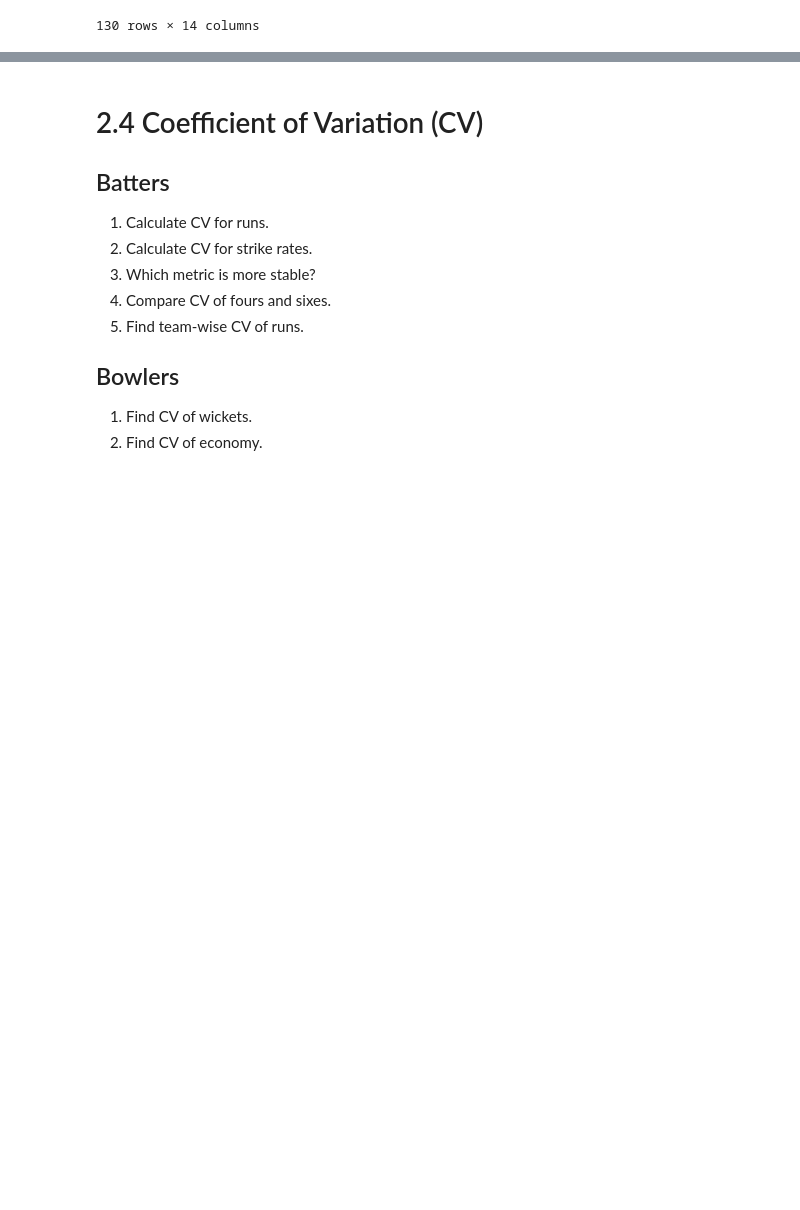
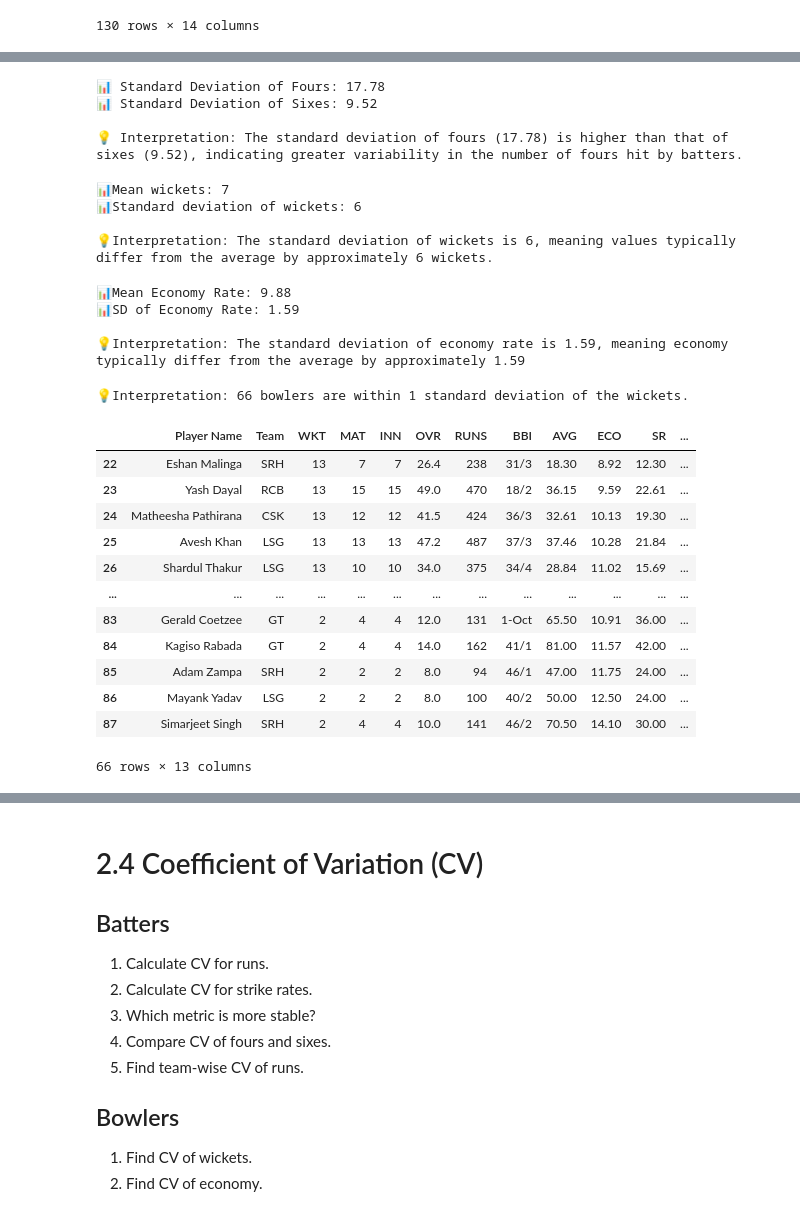
Before and after one commit to shahyash1136/data-analyst-porjects, a Jupyter notebook: IPL_2025_jupyterbook/index.ipynb, the cells around one changed output, grey strips where cells are left out. Drawn from its saved outputs; the diff is of its cells as text; code cells hidden in the pictures; blank space fills up the shorter version.

Commit message:
completed practice for standard deviation

```diff
--- a/IPL_2025_jupyterbook/index.ipynb
+++ b/IPL_2025_jupyterbook/index.ipynb
@@ -2228,12 +2253,92 @@ display(batters_within_1sd)
 # %%
 # 5. Compare SD of fours vs sixes.
+
+std_fours = df_batters["4s"].std()
+std_sixes = df_batters["6s"].std()
+
+print(f"📊 Standard Deviation of Fours: {std_fours:.2f}")
+print(f"📊 Standard Deviation of Sixes: {std_sixes:.2f}")
+
+if std_fours > std_sixes:
+    print(
+        f"\n💡 Interpretation: The standard deviation of fours ({std_fours:.2f}) "
+        f"is higher than that of sixes ({std_sixes:.2f}), indicating greater "
+        f"variability in the number of fours hit by batters."
+    )
+elif std_sixes > std_fours:
+    print(
+        f"\n💡 Interpretation: The standard deviation of sixes ({std_sixes:.2f}) "
+        f"is higher than that of fours ({std_fours:.2f}), indicating greater "
+        f"variability in the number of sixes hit by batters."
+    )
+else:
+    print(
+        "\n💡 Interpretation: Fours and sixes have the same standard deviation, "
+        "indicating similar variability."
+    )
+# %% [output]
+📊 Standard Deviation of Fours: 17.78
+📊 Standard Deviation of Sixes: 9.52
+
+💡 Interpretation: The standard deviation of fours (17.78) is higher than that of sixes (9.52), indicating greater variability in the number of fours hit by batters.
 # %%
 ## Bowlers
 
 # 1. Find SD of wickets.
+std_wicket = df_bowlers["WKT"].std()
+mean_wicket = df_bowlers["WKT"].mean()
+print(f"📊Mean wickets: {int(mean_wicket)}")
+print(f"📊Standard deviation of wickets: {int(std_wicket)}")
+
+print(f"\n💡Interpretation: The standard deviation of wickets is {int(std_wicket)}, meaning values typically differ from the average by approximately {int(std_wicket)} wickets.")
+# %% [output]
+📊Mean wickets: 7
+📊Standard deviation of wickets: 6
+
+💡Interpretation: The standard deviation of wickets is 6, meaning values typically differ from the average by approximately 6 wickets.
 # %%
 # 2. Find SD of economy.
+mean_eco = df_bowlers['ECO'].mean()
+std_eco = df_bowlers['ECO'].std()
+
+print(f"📊Mean Economy Rate: {mean_eco:.2f}")
+print(f"📊SD of Economy Rate: {std_eco:.2f}")
+
+print(f"\n💡Interpretation: The standard deviation of economy rate is {std_eco:.2f}, meaning economy rate typically differ from the average by approximately {std_eco:.2f}")
+# %% [output]
+📊Mean Economy Rate: 9.88
+📊SD of Economy Rate: 1.59
+
+💡Interpretation: The standard deviation of economy rate is 1.59, meaning economy typically differ from the average by approximately 1.59
 # %%
 # 3. Which bowlers fall within 1 SD of wickets?
+std_wicket = df_bowlers["WKT"].std()
+mean_wicket = df_bowlers["WKT"].mean()
+
+within_1sd_bowlers = df_bowlers[
+    (df_bowlers["WKT"] >= mean_wicket - std_wicket)
+    & (df_bowlers["WKT"] <= mean_wicket + std_wicket)
+]
+
+print(
+    f"💡Interpretation: {len(within_1sd_bowlers)} bowlers are within 1 standard deviation of the wickets."
+)
+
+display(within_1sd_bowlers)
+# %% [output]
+💡Interpretation: 66 bowlers are within 1 standard deviation of the wickets.
+|  | Player Name | Team | WKT | MAT | INN | OVR | RUNS | BBI | AVG | ECO | SR | ... |
+| 22 | Eshan Malinga | SRH | 13 | 7 | 7 | 26.4 | 238 | 31/3 | 18.30 | 8.92 | 12.30 | ... |
+| 23 | Yash Dayal | RCB | 13 | 15 | 15 | 49.0 | 470 | 18/2 | 36.15 | 9.59 | 22.61 | ... |
+| 24 | Matheesha Pathirana | CSK | 13 | 12 | 12 | 41.5 | 424 | 36/3 | 32.61 | 10.13 | 19.30 | ... |
+| 25 | Avesh Khan | LSG | 13 | 13 | 13 | 47.2 | 487 | 37/3 | 37.46 | 10.28 | 21.84 | ... |
+| 26 | Shardul Thakur | LSG | 13 | 10 | 10 | 34.0 | 375 | 34/4 | 28.84 | 11.02 | 15.69 | ... |
+| ... | ... | ... | ... | ... | ... | ... | ... | ... | ... | ... | ... | ... |
+| 83 | Gerald Coetzee | GT | 2 | 4 | 4 | 12.0 | 131 | 1-Oct | 65.50 | 10.91 | 36.00 | ... |
+| 84 | Kagiso Rabada | GT | 2 | 4 | 4 | 14.0 | 162 | 41/1 | 81.00 | 11.57 | 42.00 | ... |
+| 85 | Adam Zampa | SRH | 2 | 2 | 2 | 8.0 | 94 | 46/1 | 47.00 | 11.75 | 24.00 | ... |
+| 86 | Mayank Yadav | LSG | 2 | 2 | 2 | 8.0 | 100 | 40/2 | 50.00 | 12.50 | 24.00 | ... |
+| 87 | Simarjeet Singh | SRH | 2 | 4 | 4 | 10.0 | 141 | 46/2 | 70.50 | 14.10 | 30.00 | ... |
+66 rows × 13 columns
 # %%
 # 4. Detect outlier bowlers using SD.
```
Also changed, not shown: parts of 3 cells of this notebook.
